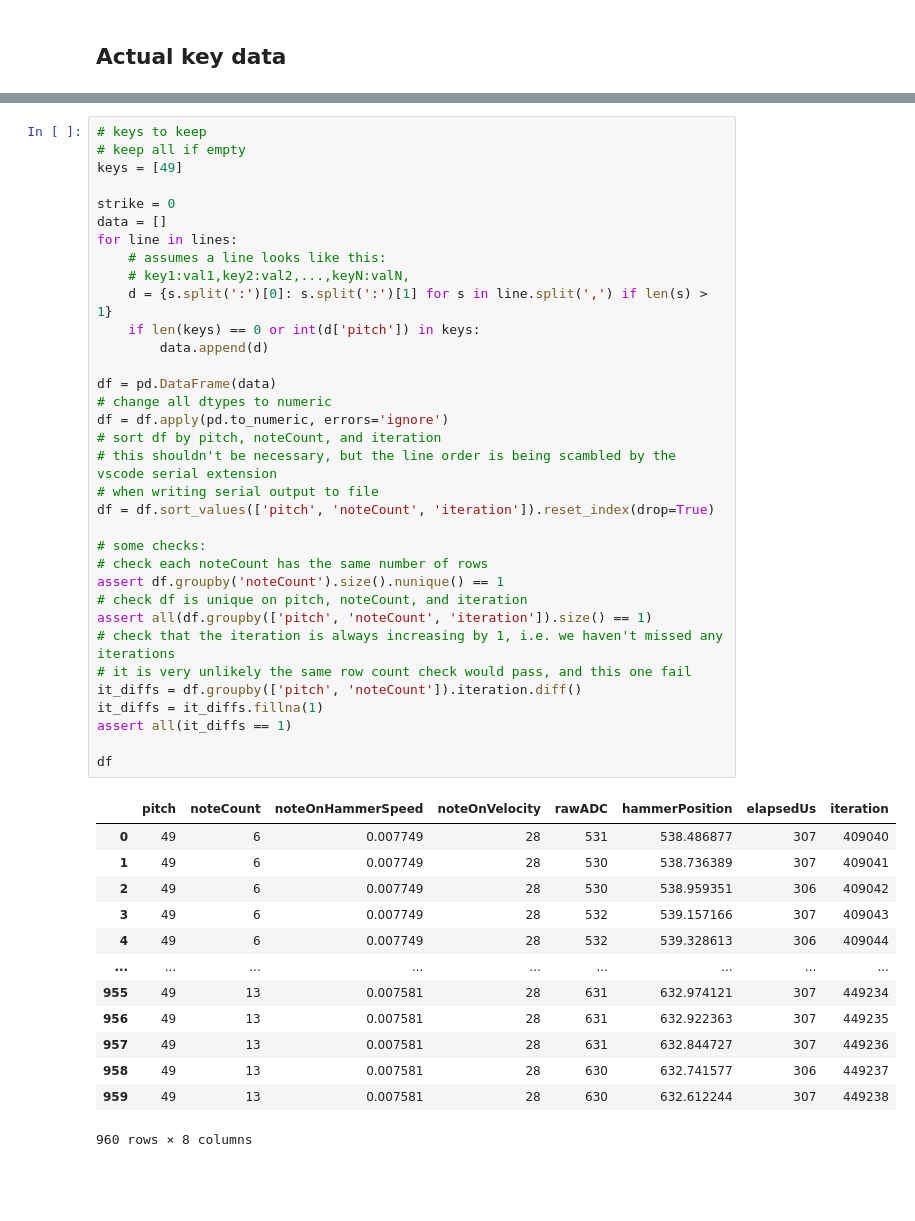
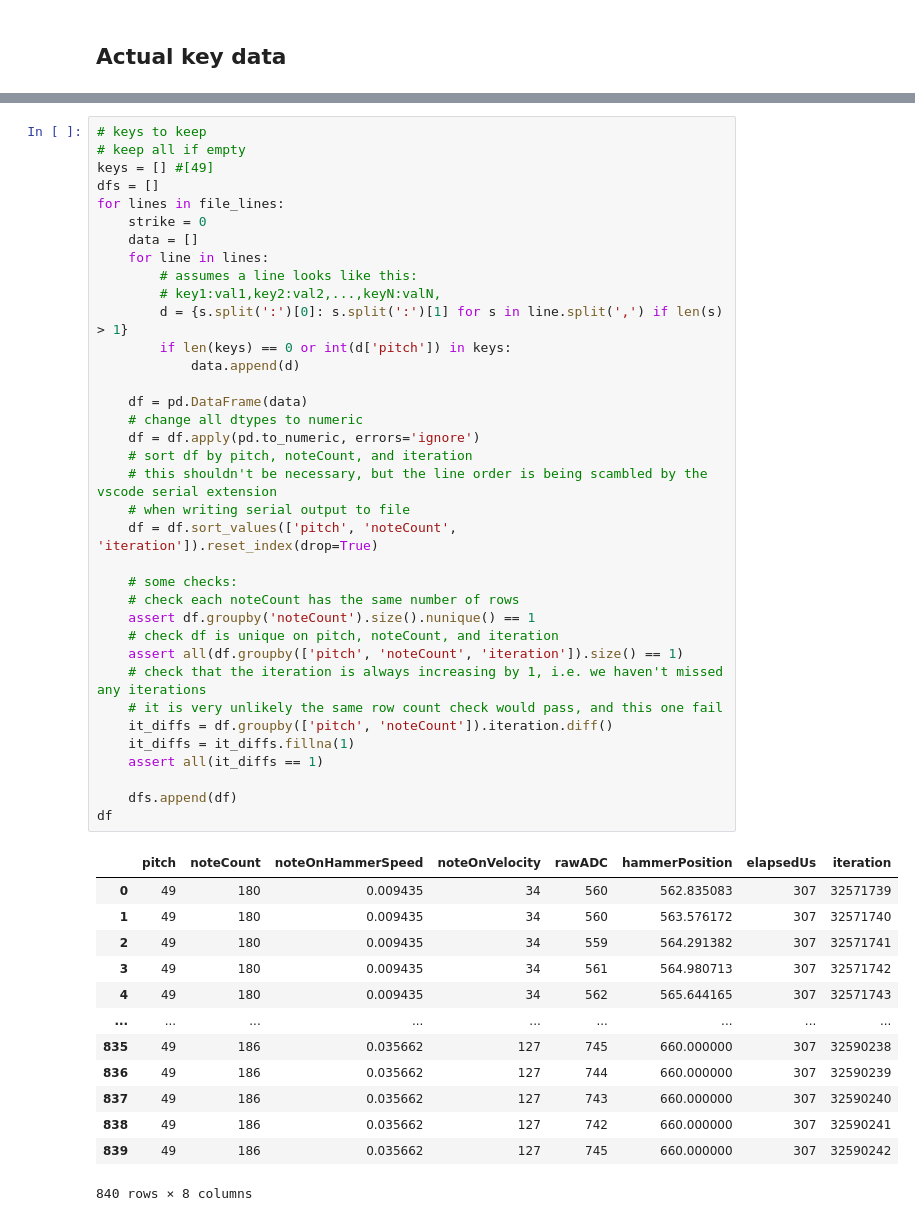
Before and after one commit to aleathwick/midi_hammer, a Jupyter notebook: python/filtering.ipynb, the cells around one changed output, grey strips where cells are left out. Saved outputs shown, nothing was run; the diff lists cells and outputs as text; blank space fills up the shorter version.

Commit message:
add analysis of real note on data

```diff
--- a/python/filtering.ipynb
+++ b/python/filtering.ipynb
@@ -179,48 +185,50 @@ lines[0]
 # %%
 # keys to keep
 # keep all if empty
-keys = [49]
+keys = [] #[49]
+dfs = []
+for lines in file_lines:
+    strike = 0
+    data = []
+    for line in lines:
+        # assumes a line looks like this:
+        # key1:val1,key2:val2,...,keyN:valN,
+        d = {s.split(':')[0]: s.split(':')[1] for s in line.split(',') if len(s) > 1}
+        if len(keys) == 0 or int(d['pitch']) in keys:
+            data.append(d)
 
-strike = 0
-data = []
-for line in lines:
-    # assumes a line looks like this:
-    # key1:val1,key2:val2,...,keyN:valN,
-    d = {s.split(':')[0]: s.split(':')[1] for s in line.split(',') if len(s) > 1}
-    if len(keys) == 0 or int(d['pitch']) in keys:
-        data.append(d)
+    df = pd.DataFrame(data)
+    # change all dtypes to numeric
+    df = df.apply(pd.to_numeric, errors='ignore')
+    # sort df by pitch, noteCount, and iteration
+    # this shouldn't be necessary, but the line order is being scambled by the vscode serial extension
+    # when writing serial output to file
+    df = df.sort_values(['pitch', 'noteCount', 'iteration']).reset_index(drop=True)
 
-df = pd.DataFrame(data)
-# change all dtypes to numeric
-df = df.apply(pd.to_numeric, errors='ignore')
-# sort df by pitch, noteCount, and iteration
-# this shouldn't be necessary, but the line order is being scambled by the vscode serial extension
-# when writing serial output to file
-df = df.sort_values(['pitch', 'noteCount', 'iteration']).reset_index(drop=True)
+    # some checks:
+    # check each noteCount has the same number of rows
+    assert df.groupby('noteCount').size().nunique() == 1
+    # check df is unique on pitch, noteCount, and iteration
+    assert all(df.groupby(['pitch', 'noteCount', 'iteration']).size() == 1)
+    # check that the iteration is always increasing by 1, i.e. we haven't missed any iterations
+    # it is very unlikely the same row count check would pass, and this one fail
+    it_diffs = df.groupby(['pitch', 'noteCount']).iteration.diff()
+    it_diffs = it_diffs.fillna(1)
+    assert all(it_diffs == 1)
 
-# some checks:
-# check each noteCount has the same number of rows
-assert df.groupby('noteCount').size().nunique() == 1
-# check df is unique on pitch, noteCount, and iteration
-assert all(df.groupby(['pitch', 'noteCount', 'iteration']).size() == 1)
-# check that the iteration is always increasing by 1, i.e. we haven't missed any iterations
-# it is very unlikely the same row count check would pass, and this one fail
-it_diffs = df.groupby(['pitch', 'noteCount']).iteration.diff()
-it_diffs = it_diffs.fillna(1)
-assert all(it_diffs == 1)
-
+    dfs.append(df)
 df
 # %% [output]
 |  | pitch | noteCount | noteOnHammerSpeed | noteOnVelocity | rawADC | hammerPosition | elapsedUs | iteration |
-| 0 | 49 | 6 | 0.007749 | 28 | 531 | 538.486877 | 307 | 409040 |
-| 1 | 49 | 6 | 0.007749 | 28 | 530 | 538.736389 | 307 | 409041 |
-| 2 | 49 | 6 | 0.007749 | 28 | 530 | 538.959351 | 306 | 409042 |
-| 3 | 49 | 6 | 0.007749 | 28 | 532 | 539.157166 | 307 | 409043 |
-| 4 | 49 | 6 | 0.007749 | 28 | 532 | 539.328613 | 306 | 409044 |
+| 0 | 49 | 180 | 0.009435 | 34 | 560 | 562.835083 | 307 | 32571739 |
+| 1 | 49 | 180 | 0.009435 | 34 | 560 | 563.576172 | 307 | 32571740 |
+| 2 | 49 | 180 | 0.009435 | 34 | 559 | 564.291382 | 307 | 32571741 |
+| 3 | 49 | 180 | 0.009435 | 34 | 561 | 564.980713 | 307 | 32571742 |
+| 4 | 49 | 180 | 0.009435 | 34 | 562 | 565.644165 | 307 | 32571743 |
 | ... | ... | ... | ... | ... | ... | ... | ... | ... |
-| 955 | 49 | 13 | 0.007581 | 28 | 631 | 632.974121 | 307 | 449234 |
-| 956 | 49 | 13 | 0.007581 | 28 | 631 | 632.922363 | 307 | 449235 |
-| 957 | 49 | 13 | 0.007581 | 28 | 631 | 632.844727 | 307 | 449236 |
-| 958 | 49 | 13 | 0.007581 | 28 | 630 | 632.741577 | 306 | 449237 |
-| 959 | 49 | 13 | 0.007581 | 28 | 630 | 632.612244 | 307 | 449238 |
+| 835 | 49 | 186 | 0.035662 | 127 | 745 | 660.000000 | 307 | 32590238 |
+| 836 | 49 | 186 | 0.035662 | 127 | 744 | 660.000000 | 307 | 32590239 |
+| 837 | 49 | 186 | 0.035662 | 127 | 743 | 660.000000 | 307 | 32590240 |
+| 838 | 49 | 186 | 0.035662 | 127 | 742 | 660.000000 | 307 | 32590241 |
+| 839 | 49 | 186 | 0.035662 | 127 | 745 | 660.000000 | 307 | 32590242 |
-960 rows × 8 columns
+840 rows × 8 columns
```
Also changed, not shown: parts of 8 cells of this notebook.
